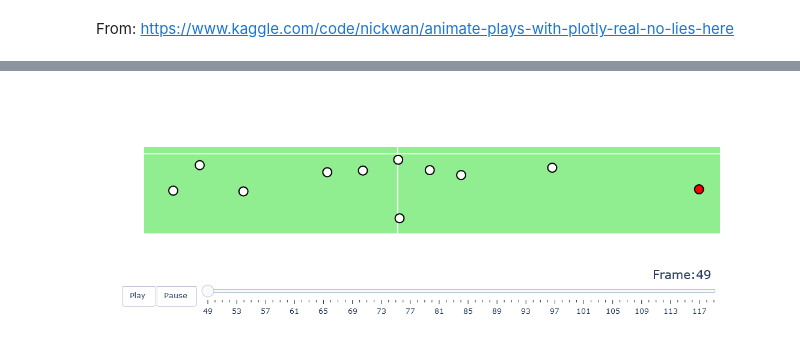
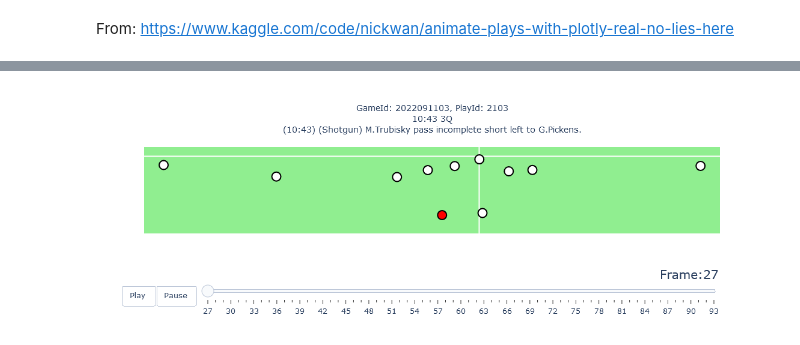
Before and after one commit to etienne-busnel/NFL-Big-Data-Bowl-2025, a Jupyter notebook: Play_Visualization_Vertical_Simple.ipynb, the cells around one changed output, grey strips where cells are left out. Drawn from its saved outputs; the diff is of its cells as text; code cells hidden in the pictures.

```diff
--- a/Play_Visualization_Vertical_Simple.ipynb
+++ b/Play_Visualization_Vertical_Simple.ipynb
@@ -58,6 +58,16 @@ def animate_play_vertical(games,tracking_df,play_df,players,gameId,playId):
           "yanchor": "top"
       }
     ]
+
+    #General Play Information
+    quarter = selected_play_df['quarter'].values[0]
+    gameClock = selected_play_df['gameClock'].values[0]
+    playDescription = selected_play_df['playDescription'].values[0]
+
+    # Handle case where we have a really long Play Description and want to split it into two lines
+    if len(playDescription.split(" "))>15 and len(playDescription)>115:
+        playDescription = " ".join(playDescription.split(" ")[0:16]) + "<br>" + " ".join(playDescription.split(" ")[16:])
+
     # initialize plotly slider to show frame position in animation
     sliders_dict = {
       "active": 0,
@@ -193,22 +203,33 @@ def animate_play_vertical(games,tracking_df,play_df,players,gameId,playId):
     layout = go.Layout(
         autosize=False,
         width=800,
-        height=400,
-        updatemenus=updatemenus_dict,
-        sliders=[sliders_dict],
+        height=400,  # Increased height for more space
         xaxis=dict(
             range=[-x_max-buffer_x, -x_min+buffer_x],
-            showticklabels = False,
+            showticklabels=False,
             showgrid=False
         ),
         yaxis=dict(
             range=[y_min-buffer_y, y_max+buffer_y],
-            showticklabels = False,
+            showticklabels=False,
             showgrid=False
         ),
         showlegend=False,
-        plot_bgcolor="lightgreen"   # Sets the plot area background color
+        plot_bgcolor="lightgreen",  # Sets the plot area background color
+        title={
+            'text': f"GameId: {gameId}, PlayId: {playId}<br>{gameClock} {quarter}Q<br>{playDescription}",
+            'x': 0.5,  # Center title horizontally
+            'y': 0.9,  # Position title closer to the top
+            'xanchor': 'center',
+            'yanchor': 'top',
+            'font': {
+                'size': 14  # Adjust font size if needed
+            }
+        },
+        updatemenus=updatemenus_dict,
+        sliders=[sliders_dict]
     )
+
 
     fig = go.Figure(
         data=frames[0]['data'],
@@ -233,11 +244,11 @@ plays = pd.read_csv('plays.csv')
 players = pd.read_csv('players.csv')
 tracking_df = pd.read_csv('tracking_vertical.csv')
 # %%
-gid = 2022091105
-pid = 1809
+gid = 2022091103
+pid = 2103
 
 animate_play_vertical(games=games, tracking_df=tracking_df,
              play_df=plays, players=players, gameId=gid,
              playId=pid)
 # %% [output]
-[figure, old version]
+[figure, new version]
```
Also changed, not shown: parts of 1 cell of this notebook.
